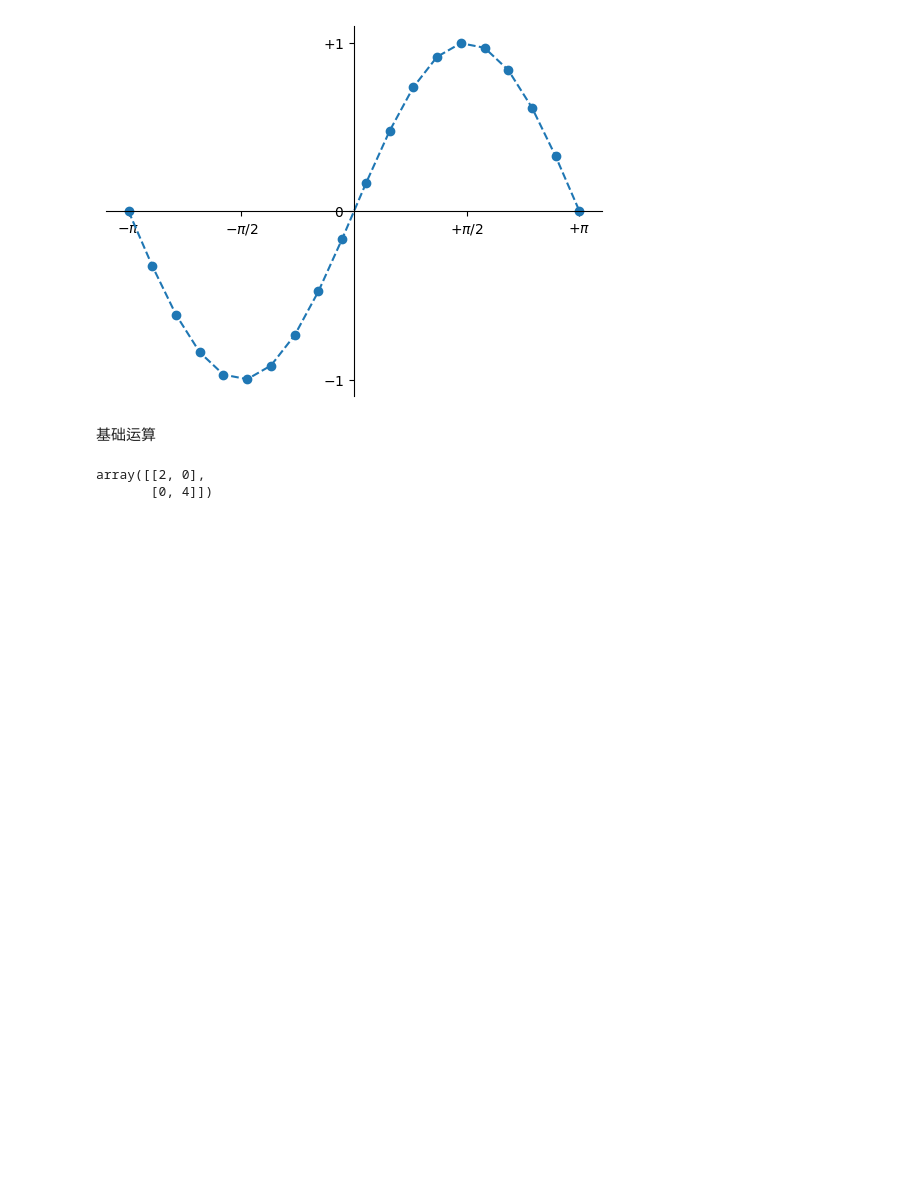
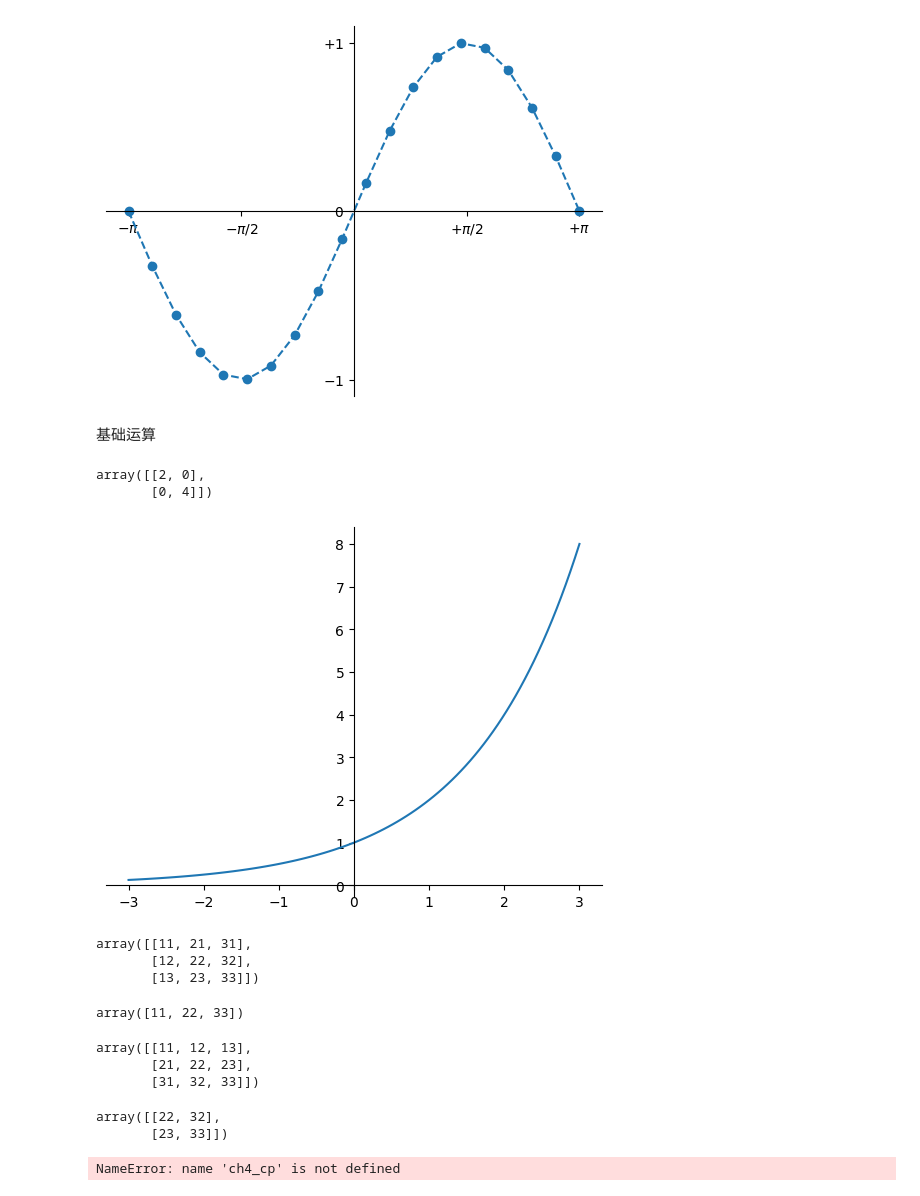
Before and after one commit to Xiaoxiao1990/AIGC, a Jupyter notebook: python/Numpy使用.ipynb, the cells around one changed output. Cells and saved outputs as stored; diff of their text form; code cells hidden in the pictures; blank space fills up the shorter version.

```diff
--- a/python/Numpy使用.ipynb
+++ b/python/Numpy使用.ipynb
@@ -96,3 +96,61 @@ B*A
 # %% [output]
 array([[2, 0],
        [0, 4]])
+# %%
+x = np.linspace(-3,3, 100)
+y = 2**x
+plt.plot(x,y)
+
+# 标签
+# plt.xticks([-np.pi, -np.pi/2, np.pi/2, np.pi],
+#        [r'$-\pi$', r'$-\pi/2$', r'$+\pi/2$', r'$+\pi$'])
+
+# plt.yticks([-1, 0, +1],
+#        [r'$-1$', r'$0$', r'$+1$'])
+
+# 移动脊柱
+ax = plt.gca()
+ax.spines['right'].set_color('none')
+ax.spines['top'].set_color('none')
+ax.xaxis.set_ticks_position('bottom')
+ax.spines['bottom'].set_position(('data',0))
+ax.yaxis.set_ticks_position('left')
+ax.spines['left'].set_position(('data',0))
+# %% [output]
+[figure, added]
+# %%
+import numpy as np;
+
+a = np.array([11,21,31,12,22,32,13,23,33])
+a.shape = 3,3
+a
+# %% [output]
+array([[11, 21, 31],
+       [12, 22, 32],
+       [13, 23, 33]])
+# %%
+a.diagonal()
+# %% [output]
+array([11, 22, 33])
+# %%
+a.T
+# %% [output]
+array([[11, 12, 13],
+       [21, 22, 23],
+       [31, 32, 33]])
+# %%
+a[1:,1:]
+# %% [output]
+array([[22, 32],
+       [23, 33]])
+# %%
+import numpy as np
+import matplotlib.pyplot as plt
+%matplotlib inline
+from scipy.interpolate import interp1d
+
+T = np.arange(100,355,5)
+plt.plot(T, ch4_cp(T), "+k")
+p = plt.plot(data['TK'][1:7], data['Cp'][1:7], 'ro', markersize=8)
+# %% [output]
+NameError: name 'ch4_cp' is not defined
```
Also changed, not shown: 11 other files.
